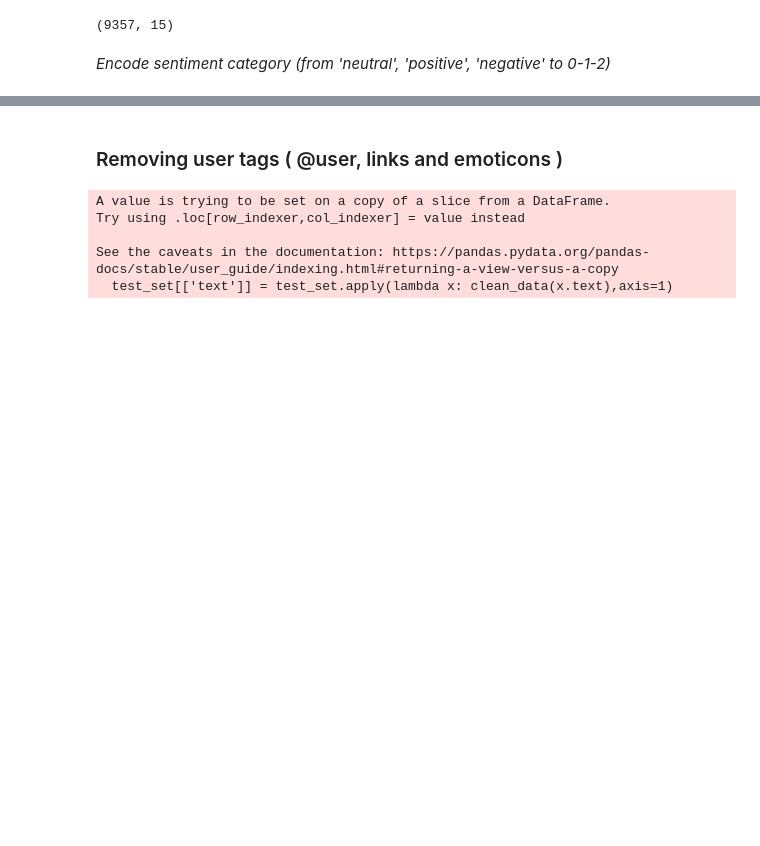
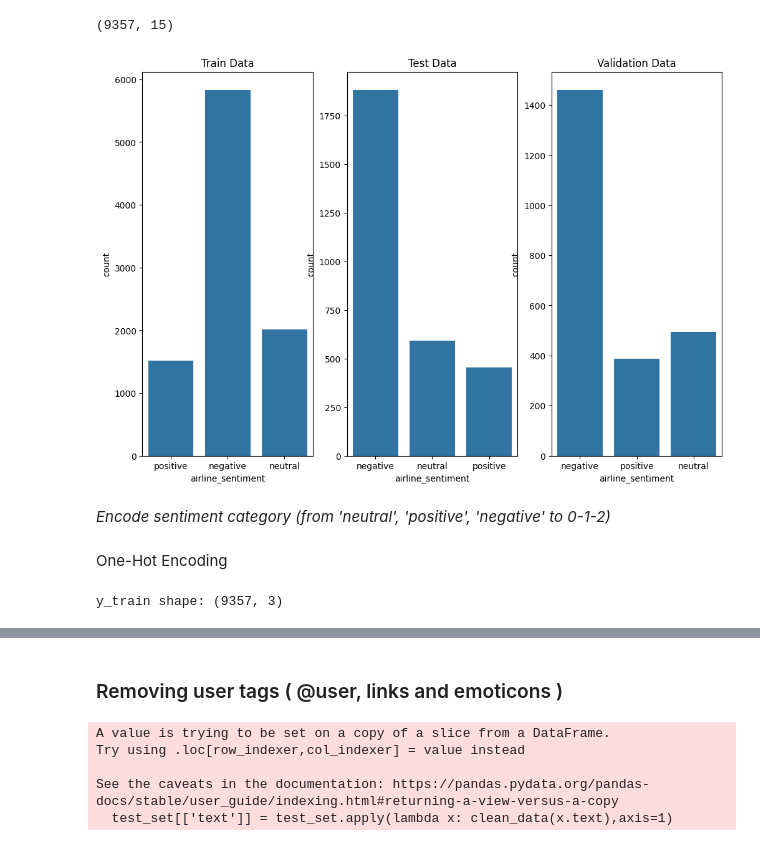
Before and after one commit to elyte5star/NLP, a Jupyter notebook: DAT305.ipynb, the cells around one changed output, grey strips where cells are left out. Drawn from its saved outputs; the diff is of its cells as text; code cells hidden in the pictures; blank space fills up the shorter version.

```diff
--- a/DAT305.ipynb
+++ b/DAT305.ipynb
@@ -137,6 +171,18 @@ train_set.drop_duplicates(inplace=True)
 train_set.shape
 # %% [output]
 (9357, 15)
+# %%
+fig, ax = plt.subplots(1, 3, figsize=(12, 8))
+sns.countplot(x='airline_sentiment', data=train_set, ax=ax[0])
+sns.countplot(x='airline_sentiment', data=test_set, ax=ax[1])
+sns.countplot(x='airline_sentiment', data=val_set, ax=ax[2])
+ax[0].set_title('Train Data')
+ax[1].set_title('Test Data')
+ax[2].set_title('Validation Data')
+plt.show()
+del ax,fig
+# %% [output]
+[figure, added]
 # %% [markdown]
 *Encode sentiment  category (from 'neutral', 'positive', 'negative' to 0-1-2)*
 # %%
@@ -145,0 +194,2 @@ y = le.transform(train_set.airline_sentiment.tolist())
+# %% [markdown]
+One-Hot Encoding
@@ -145,0 +202,4 @@ y = le.transform(train_set.airline_sentiment.tolist())
+# %%
+print("y_train shape:", y_train.shape)
+# %% [output]
+y_train shape: (9357, 3)
```
Also changed, not shown: parts of 18 cells of this notebook.
